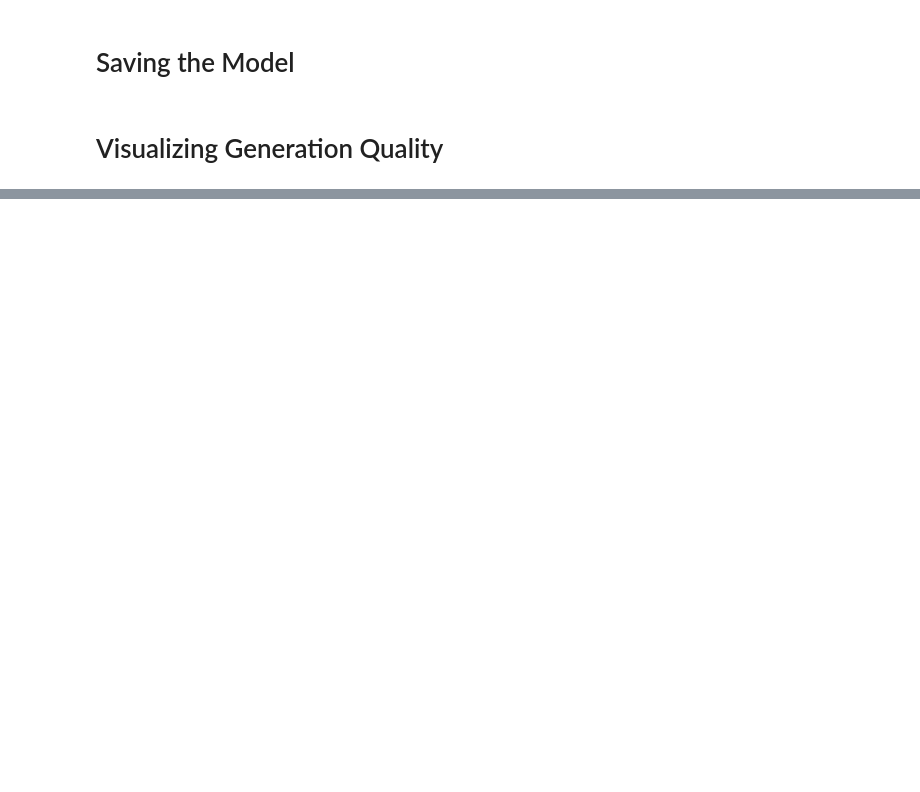
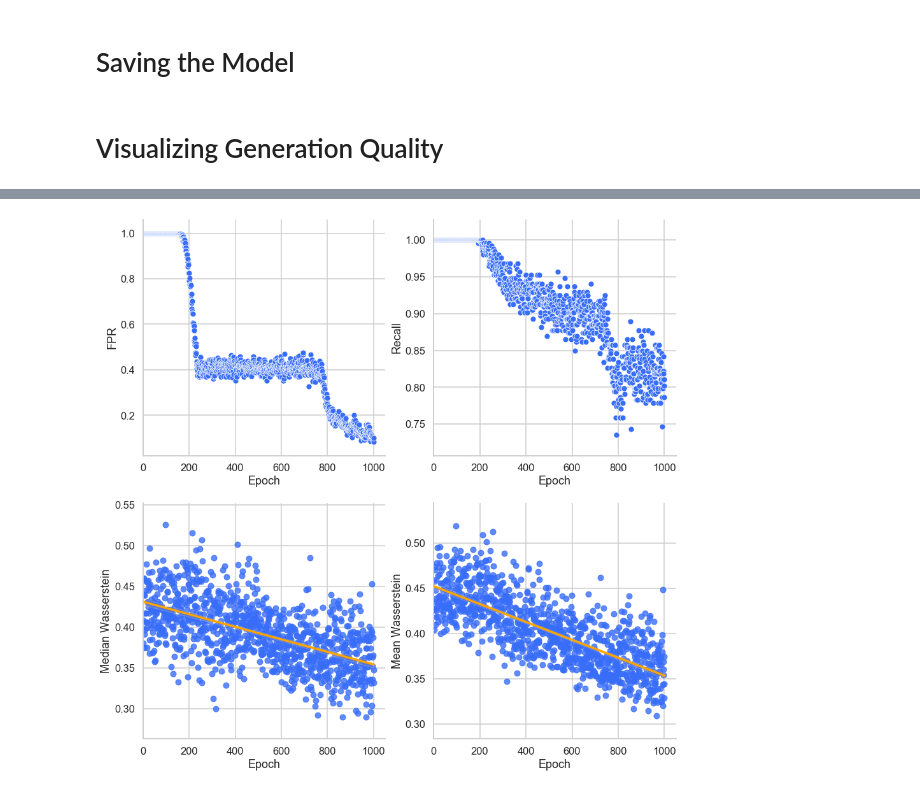
Before and after one commit to deoliveirajoshua/REU2021-human-context-recognition, a Jupyter notebook: ExtraSensory_data/models/ExtraSensory Vanilla GAN.ipynb, the cells around one changed output, grey strips where cells are left out. Cells and saved outputs as stored; diff of their text form; code cells hidden in the pictures; blank space fills up the shorter version.

Commit message:
added FPR, recall, Wasserstein curve visualizations

```diff
--- a/ExtraSensory_data/models/ExtraSensory Vanilla GAN.ipynb
+++ b/ExtraSensory_data/models/ExtraSensory Vanilla GAN.ipynb
@@ -502,0 +522,42 @@ density_curves(reals, fakes)
+# %%
+model_output = pd.read_csv('../model_outputs/Test Gan.csv')
+model_output.head()
+
+def plot_metrics(data, vanilla = True):
+    if vanilla:
+        sns.set(style = 'whitegrid', context = 'talk', palette = 'rainbow')
+
+        plt.figure(figsize = (15, 15))
+        subplot(2, 2, 1)
+        sns.scatterplot(x = 'Epoch', y = 'FPR', data = data).set(xlim = (0, None))
+        sns.despine()
+
+        subplot(2, 2, 2)
+        sns.scatterplot(x = 'Epoch', y = 'Recall', data = data).set(xlim = (0, None))
+        sns.despine()
+
+        subplot(2, 2, 3)
+        sns.regplot(x = 'Epoch', y = 'Median Wasserstein', data = data, line_kws = {'color': 'orange'}).set(xlim = (0, None))
+        sns.despine()
+
+        subplot(2, 2, 4)
+        sns.regplot(x = 'Epoch', y = 'Mean Wasserstein', data = data, line_kws = {'color': 'orange'}).set(xlim = (0, None))
+        sns.despine()
+        plt.show()
+    else:
+        sns.set(style = 'whitegrid', context = 'talk', palette = 'rainbow')
+        plt.figure(figsize = (15, 8))
+
+        subplot(1, 2, 1)
+        sns.regplot(x = 'Epoch', y = 'Median Wasserstein', data = data, line_kws = {'color': 'orange'}).set(xlim = (0, None))
+        sns.despine()
+
+        subplot(1, 2, 2)
+        sns.regplot(x = 'Epoch', y = 'Mean Wasserstein', data = data, line_kws = {'color': 'orange'}).set(xlim = (0, None))
+        sns.despine()
+
+        plt.show()
+# %%
+plot_metrics(model_output, True)
+# %% [output]
+[figure, added]
```
Also changed, not shown: parts of 5 cells of this notebook, 3 other files.
